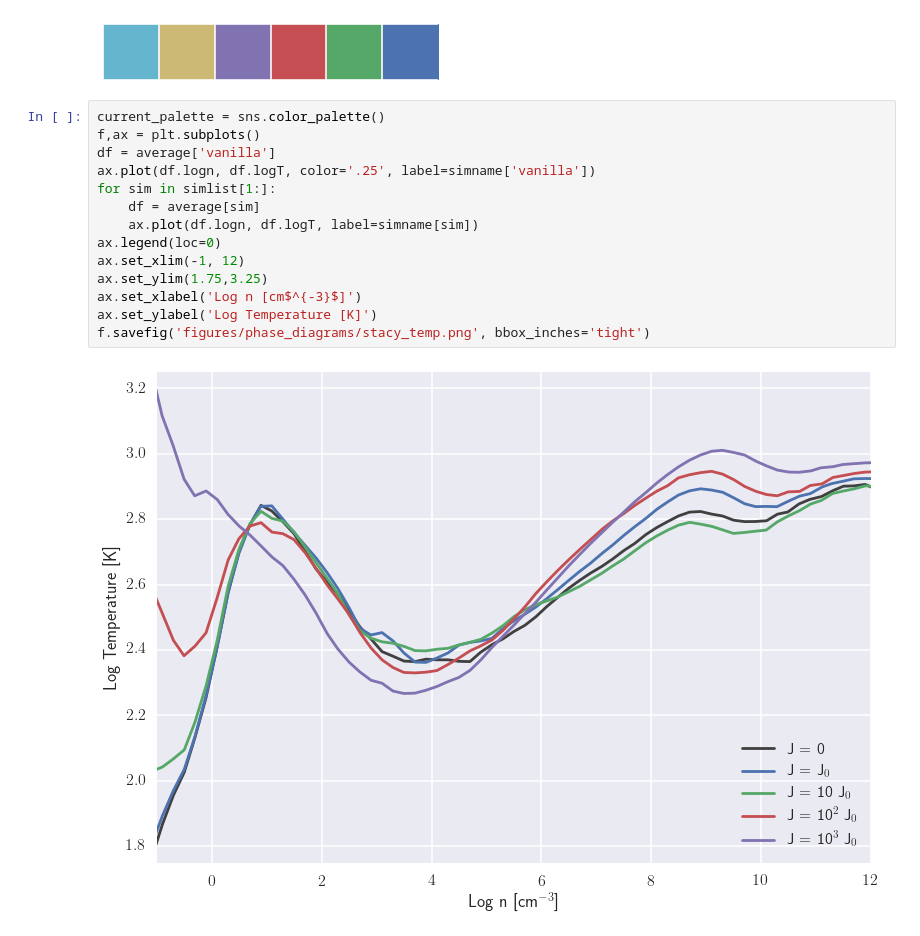
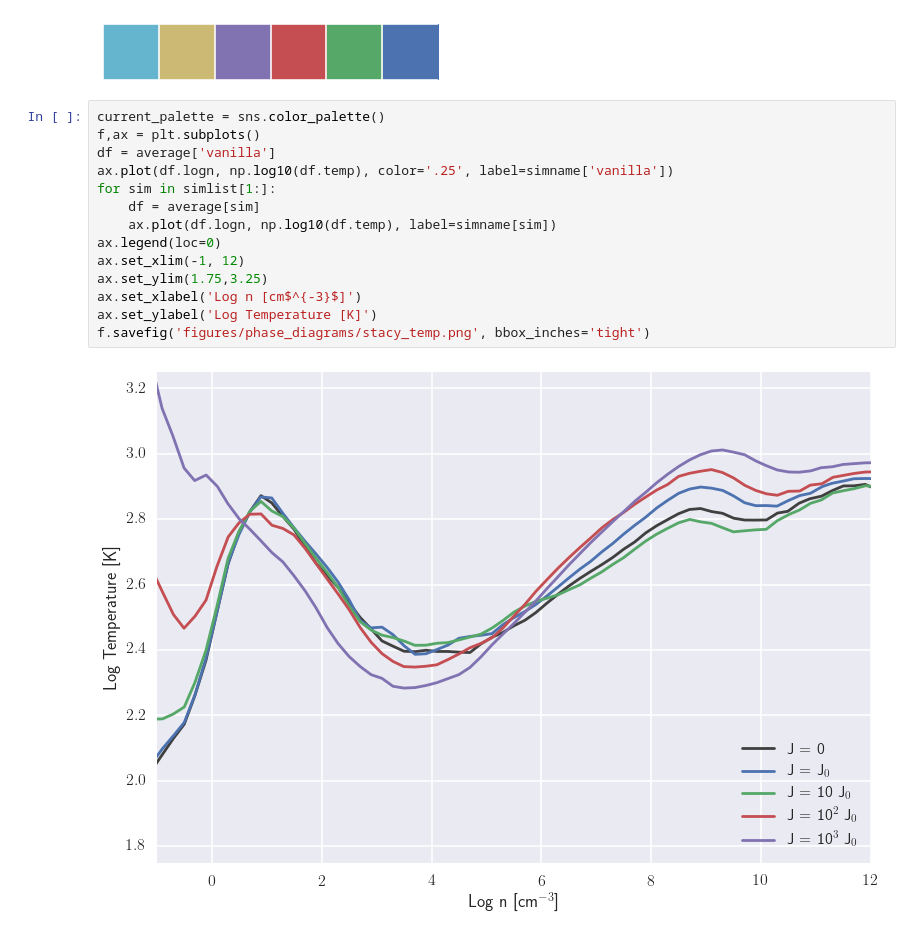
Before and after one commit to hummel/xray_notebooks, a Jupyter notebook: Phase Graphs.ipynb, the cells around one changed output. Drawn from its saved outputs; the diff is of its cells as text.

Commit message:
Don't save log Temp or log efrac in binned averages.

```diff
--- a/Phase Graphs.ipynb
+++ b/Phase Graphs.ipynb
@@ -89,19 +89,19 @@ sns.palplot(current_palette)
 # %%
 current_palette = sns.color_palette()
 f,ax = plt.subplots()
 df = average['vanilla']
-ax.plot(df.logn, df.logT, color='.25', label=simname['vanilla'])
+ax.plot(df.logn, np.log10(df.temp), color='.25', label=simname['vanilla'])
 for sim in simlist[1:]:
     df = average[sim]
-    ax.plot(df.logn, df.logT, label=simname[sim])
+    ax.plot(df.logn, np.log10(df.temp), label=simname[sim])
 ax.legend(loc=0)
 ax.set_xlim(-1, 12)
 ax.set_ylim(1.75,3.25)
 ax.set_xlabel('Log n [cm$^{-3}$]')
 ax.set_ylabel('Log Temperature [K]')
 f.savefig('figures/phase_diagrams/stacy_temp.png', bbox_inches='tight')
 # %% [output]
-[figure, old version]
+[figure, new version]
 # %%
 current_palette = sns.color_palette()[::-1]
 f,ax = plt.subplots()
```
Also changed, not shown: parts of 2 cells of this notebook.
